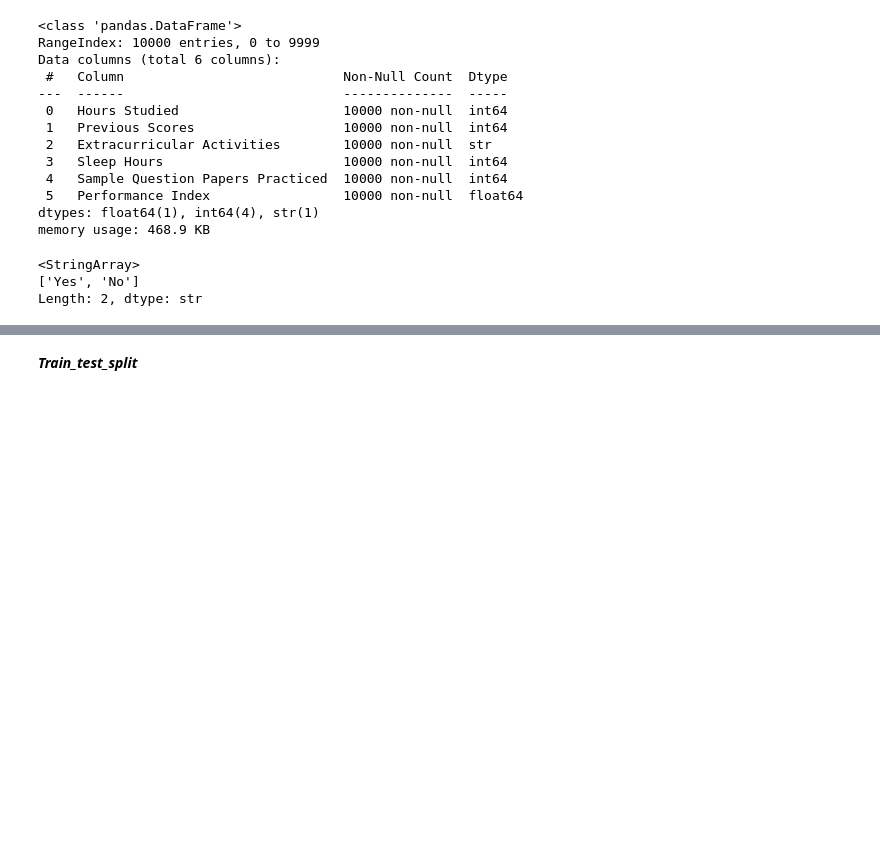
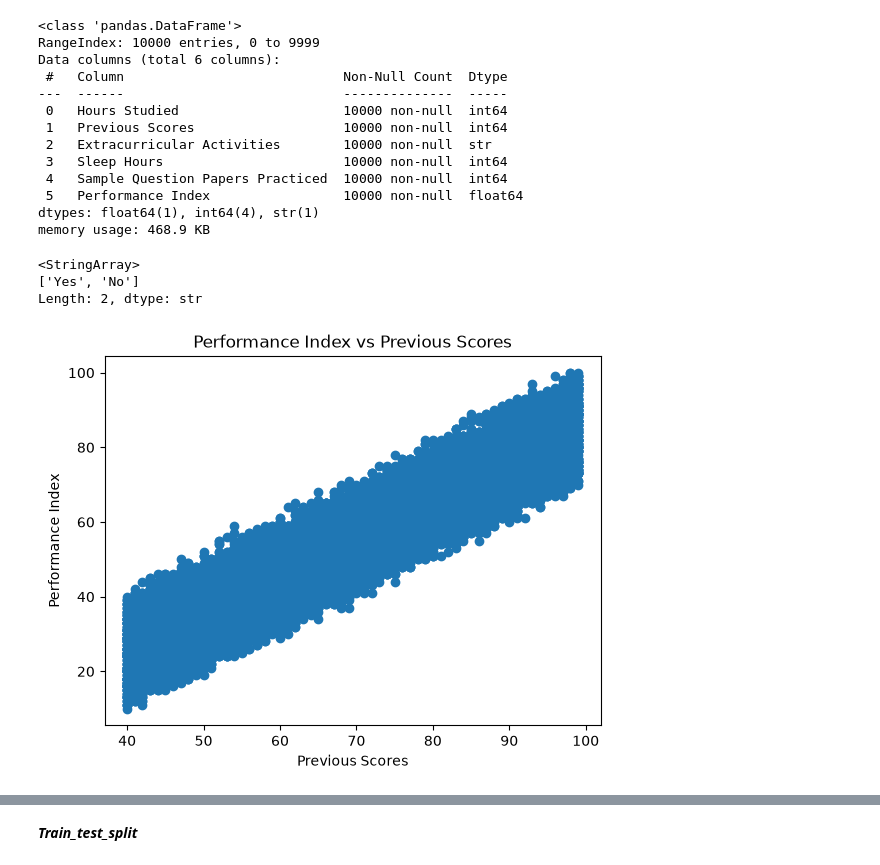
Before and after one commit to kapil0608/Machine-Learning, a Jupyter notebook: 01. Linear_Regression/Student_performance.ipynb, the cells around one changed output, grey strips where cells are left out. Cells and saved outputs as stored; diff of their text form; code cells hidden in the pictures; blank space fills up the shorter version.

```diff
--- a/01. Linear_Regression/Student_performance.ipynb
+++ b/01. Linear_Regression/Student_performance.ipynb
@@ -37,3 +39,11 @@ df['Extracurricular Activities'].unique()
 Length: 2, dtype: str
 # %%
 df['Extracurricular Activities']=df['Extracurricular Activities'].map({'Yes':1,"No":0})
+# %%
+plt.scatter(df['Previous Scores'], df['Performance Index'])
+plt.xlabel('Previous Scores')
+plt.ylabel('Performance Index')
+plt.title('Performance Index vs Previous Scores')
+plt.show()
+# %% [output]
+[figure, added]
```
Also changed, not shown: parts of 4 cells of this notebook, 3 other files.
